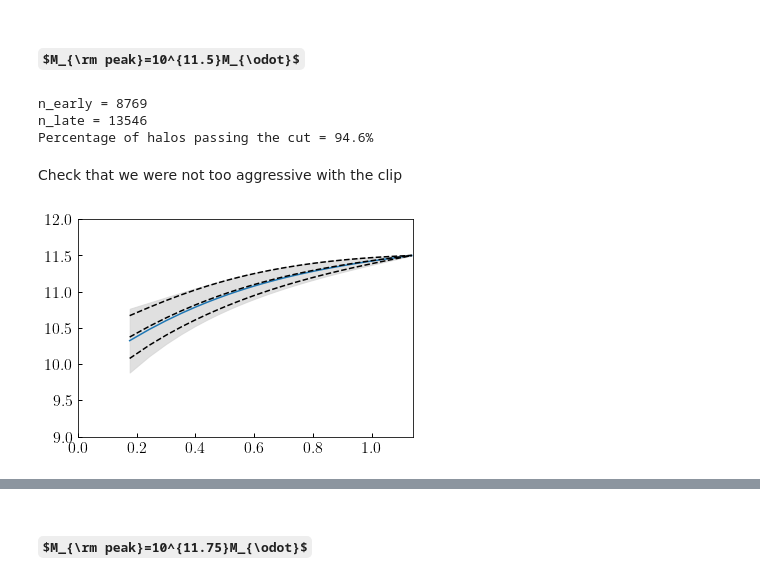
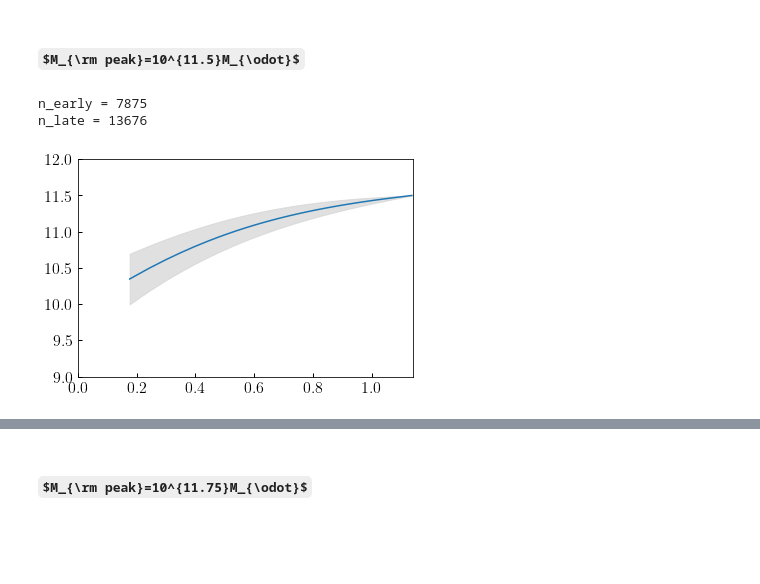
Before and after one commit to ArgonneCPAC/diffmah, a Jupyter notebook: notebooks/measure_nbody_target_data.ipynb, the cells around one changed output, grey strips where cells are left out. Drawn from its saved outputs; the diff is of its cells as text; code cells hidden in the pictures; some formulas as TeX source; blank space fills up the shorter version.

```diff
--- a/notebooks/measure_nbody_target_data.ipynb
+++ b/notebooks/measure_nbody_target_data.ipynb
@@ -9,0 +3,10 @@ WARNING:absl:No GPU/TPU found, falling back to CPU. (Set TF_CPP_MIN_LOG_LEVEL=0
+# %%
+from load_published_fits import load_bolshoi, load_mdpl
+
+bpl_halos_fn = "/Users/aphearin/work/DATA/diffmah_data/PUBLISHED_DATA/bpl_diffmah_cens.npy"
+bpl_fits_fn = "/Users/aphearin/work/DATA/diffmah_data/PUBLISHED_DATA/bpl_published_fits.h5"
+mdpl_halos_fn = "/Users/aphearin/work/DATA/diffmah_data/PUBLISHED_DATA/mdpl2_diffmah_cens.npy"
+mdpl_fits_fn = "/Users/aphearin/work/DATA/diffmah_data/PUBLISHED_DATA/mdpl_published_fits.h5"
+
+bpl, t_b = load_bolshoi(bpl_fits_fn, bpl_halos_fn)
+mdpl, t_m = load_bolshoi(mdpl_fits_fn, mdpl_halos_fn)
@@ -48,35 +57,26 @@ _targets = measure_target_data(
     10**sample['log_mah_fit'], sample['dmhdt_fit'], np.log10(t), lgt_target, lgmp_sample)
 mean_mah, mean_log_mah, var_log_mah, mean_dmhdt, var_dmhdt = _targets
 
-_targets = measure_target_data(
-    10**sample2['log_mah_fit'], sample2['dmhdt_fit'], np.log10(t), lgt_target, lgmp_sample)
-mean_log_mah2, var_log_mah2 = _targets[1:3]
+outpat = 'nbody_logmp_{0:.2f}'.format(lgmp_sample)
+np.save('nbody_target_data/mean_log_mah_'+outpat, mean_log_mah)
+np.save('nbody_target_data/var_log_mah_'+outpat, var_log_mah)
+np.save('nbody_target_data/mean_dmhdt_'+outpat, mean_dmhdt)
+np.save('nbody_target_data/var_dmhdt_'+outpat, var_dmhdt)
 
-print("Percentage of halos passing the cut = {0:.1f}%".format(100*np.mean(indx)))
-
-outpat = 'nbody_logmp_{0:.2f}'.format(lgmp_sample)
-np.save('mean_log_mah_'+outpat, mean_log_mah)
-np.save('var_log_mah_'+outpat, var_log_mah)
-np.save('mean_dmhdt_'+outpat, mean_dmhdt)
-np.save('var_dmhdt_'+outpat, var_dmhdt)
+np.savetxt(os.path.join(OUTDIR, 'mean_log_mah_'+outpat+'.dat'), mean_log_mah)
+np.savetxt(os.path.join(OUTDIR, 'var_log_mah_'+outpat+'.dat'), var_log_mah)
+np.savetxt(os.path.join(OUTDIR, 'mean_dmhdt_'+outpat+'.dat'), mean_dmhdt)
+np.savetxt(os.path.join(OUTDIR, 'var_dmhdt_'+outpat+'.dat'), var_dmhdt)
 # %% [output]
-n_early = 8769
-n_late = 13546
-Percentage of halos passing the cut = 94.6%
+n_early = 7875
+n_late = 13676
-# %% [markdown]
-Check that we were not too aggressive with the clip
 # %%
 fig, ax = plt.subplots(1, 1)
 xlim = ax.set_xlim(0, 1.14)
 ylim = ax.set_ylim(9, lgmp_sample+0.5)
 
 ylo, yhi = mean_log_mah-np.sqrt(var_log_mah), mean_log_mah+np.sqrt(var_log_mah)
 __=ax.fill_between(lgt_target, ylo, yhi, color='lightgray', alpha=0.7)
 __=ax.plot(lgt_target, mean_log_mah)
-
-ylo, yhi = mean_log_mah2-np.sqrt(var_log_mah2), mean_log_mah2+np.sqrt(var_log_mah2)
-__=ax.plot(lgt_target, mean_log_mah2, '--', color='k')
-__=ax.plot(lgt_target, ylo, '--', color='k')
-__=ax.plot(lgt_target, yhi, '--', color='k')
 # %% [output]
-[figure, old version]
+[figure, new version]
```
Also changed, not shown: parts of 60 cells of this notebook.
